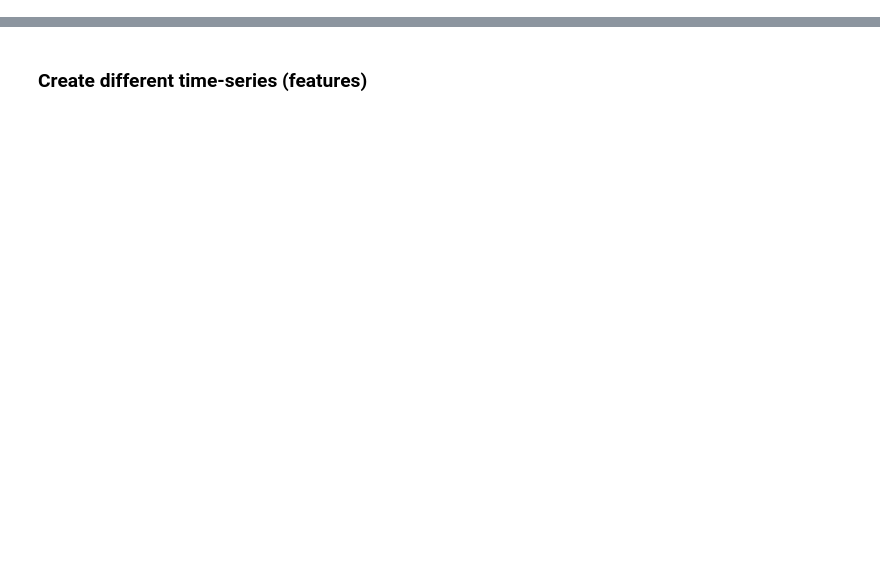
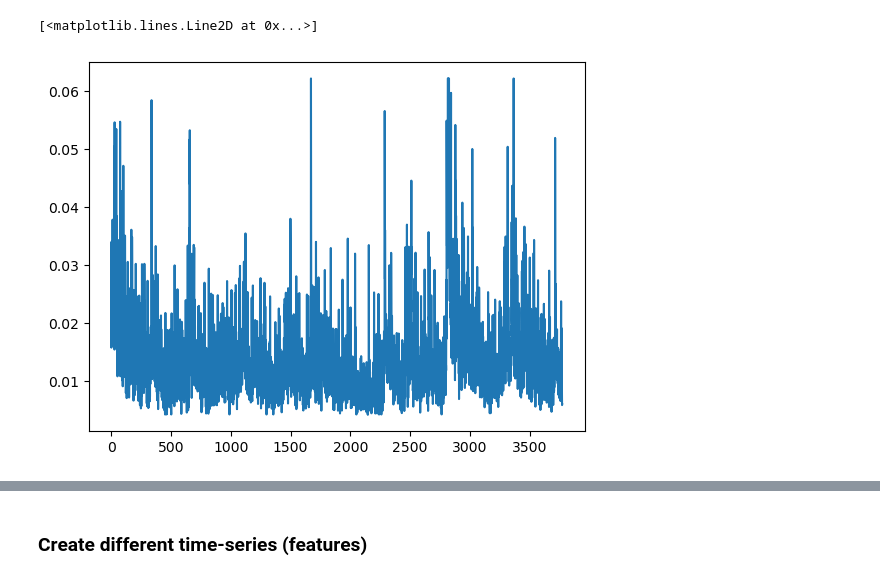
Before and after one commit to Frederik135/NN_Forecasting, a Jupyter notebook: preprocessing.ipynb, the cells around one changed output, grey strips where cells are left out. Cells and saved outputs as stored; diff of their text form; code cells hidden in the pictures; blank space fills up the shorter version.

```diff
--- a/preprocessing.ipynb
+++ b/preprocessing.ipynb
@@ -5,0 +141,6 @@ stock_df = yf.download(stock_ticker, start=start_date, end=end_date)
+# %%
+t_high_t_low = adjust_to_three_sigma(t_high_t_low)
+plt.plot(t_high_t_low)
+# %% [output]
+[<matplotlib.lines.Line2D at 0x...>]
+[figure, added]
```
Also changed, not shown: parts of 28 cells of this notebook, 2 other files.
